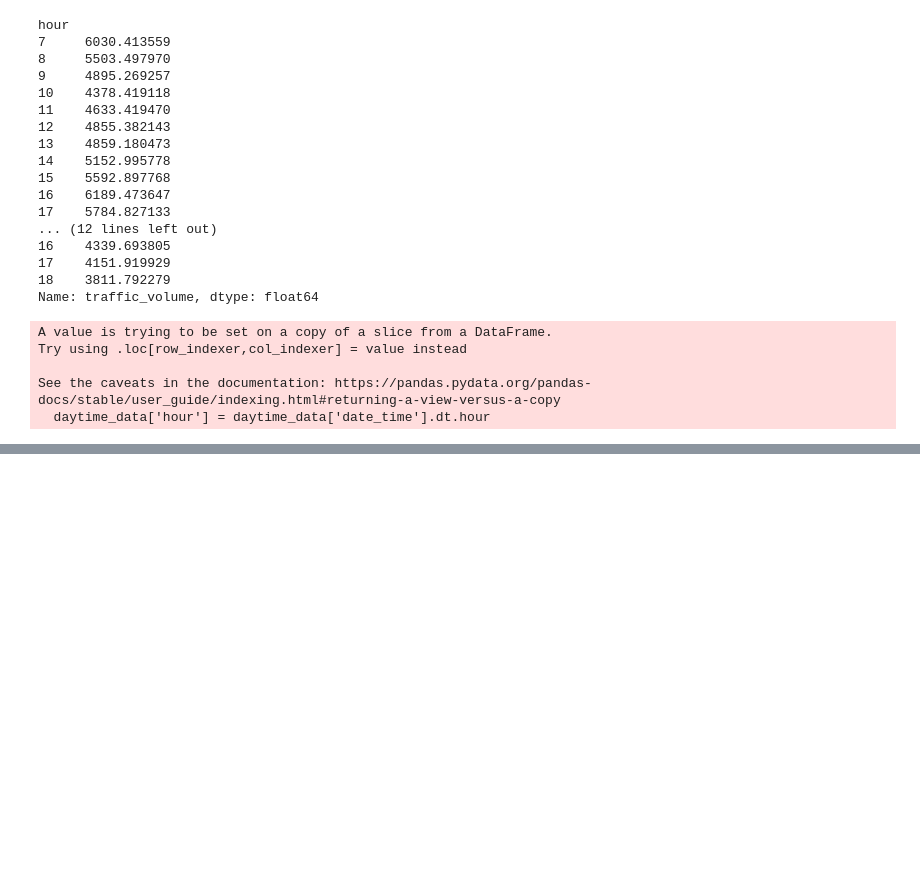
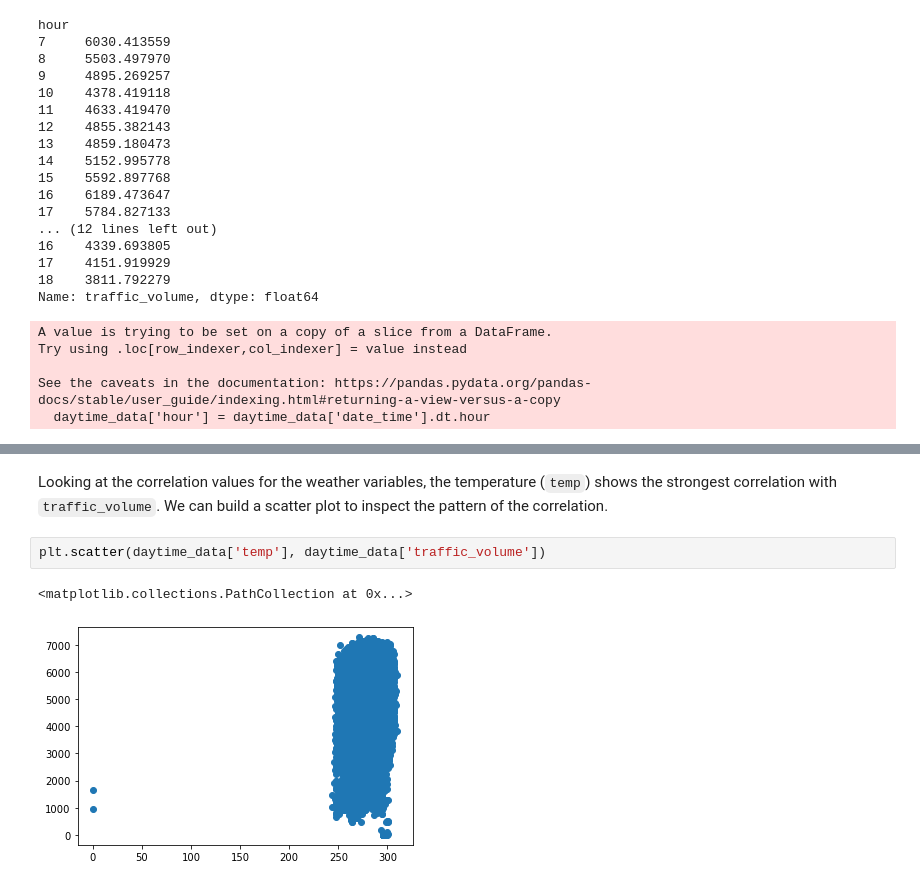
Before and after one commit to marwincarmo/dataquest-projects, a Jupyter notebook: heavy_traffic.ipynb, the cells around one changed output, grey strips where cells are left out. Cells and saved outputs as stored; diff of their text form; blank space fills up the shorter version.

Commit message:
heavy_traffic conclusion

```diff
--- a/heavy_traffic.ipynb
+++ b/heavy_traffic.ipynb
@@ -259,0 +278,7 @@ On weekends the pattern of tra
+# %% [markdown]
+Looking at the correlation values for the weather variables, the temperature (`temp`) shows the strongest correlation with `traffic_volume`. We can build a scatter plot to inspect the pattern of the correlation.
+# %%
+plt.scatter(daytime_data['temp'], daytime_data['traffic_volume'])
+# %% [output]
+<matplotlib.collections.PathCollection at 0x...>
+[figure, added]
```
Also changed, not shown: parts of 16 cells of this notebook.
